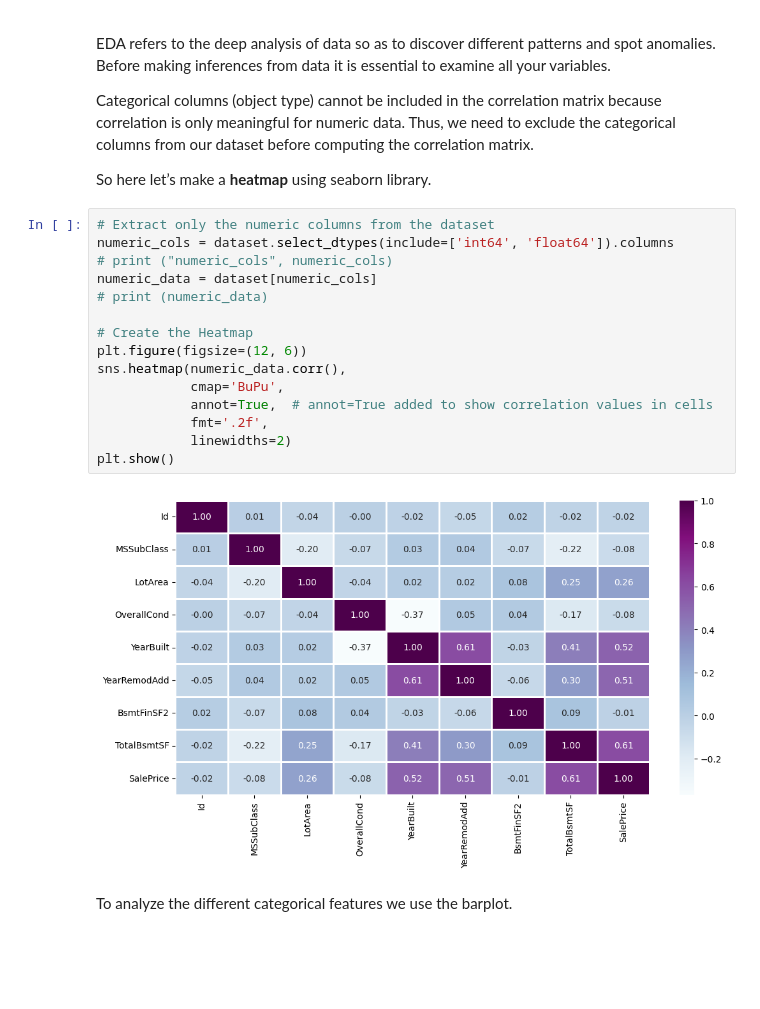
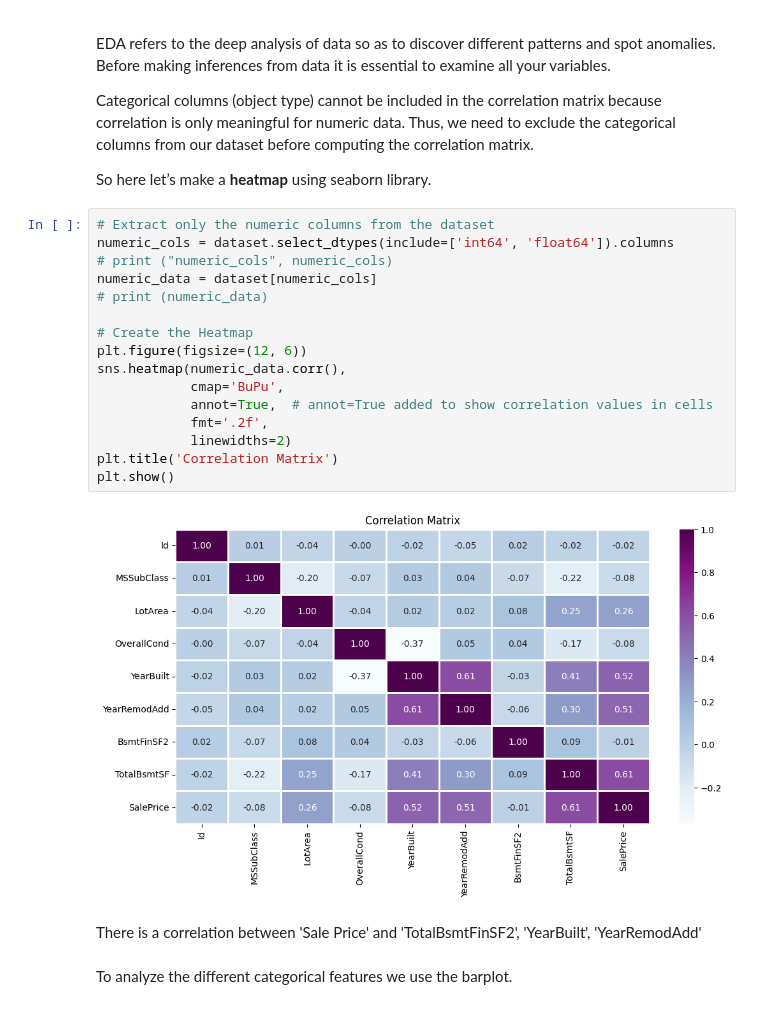
Before and after one commit to GulsahDurmaz/House_Price_Prediction_using_Machine_Learning_in_Python, a Jupyter notebook: House_Price_Prediction_using_Machine_Learning_in_Python.ipynb, the cells around one changed output. Saved outputs shown, nothing was run; the diff lists cells and outputs as text; blank space fills up the shorter version.

```diff
--- a/House_Price_Prediction_using_Machine_Learning_in_Python.ipynb
+++ b/House_Price_Prediction_using_Machine_Learning_in_Python.ipynb
@@ -123,20 +123,23 @@ So here let’s make a **heatmap** using seaborn library.
 # %%
 # Extract only the numeric columns from the dataset
 numeric_cols = dataset.select_dtypes(include=['int64', 'float64']).columns
 # print ("numeric_cols", numeric_cols)
 numeric_data = dataset[numeric_cols]
 # print (numeric_data)
 
 # Create the Heatmap
 plt.figure(figsize=(12, 6))
 sns.heatmap(numeric_data.corr(),
             cmap='BuPu',
             annot=True,  # annot=True added to show correlation values in cells
             fmt='.2f',
             linewidths=2)
+plt.title('Correlation Matrix')
 plt.show()
 # %% [output]
-[figure, old version]
+[figure, new version]
+# %% [markdown]
+There is a correlation between 'Sale Price' and 'TotalBsmtFinSF2', 'YearBuilt', 'YearRemodAdd'
 # %% [markdown]
 To analyze the different categorical features we use the barplot.
 # %%
```
Also changed, not shown: parts of 5 cells of this notebook.
